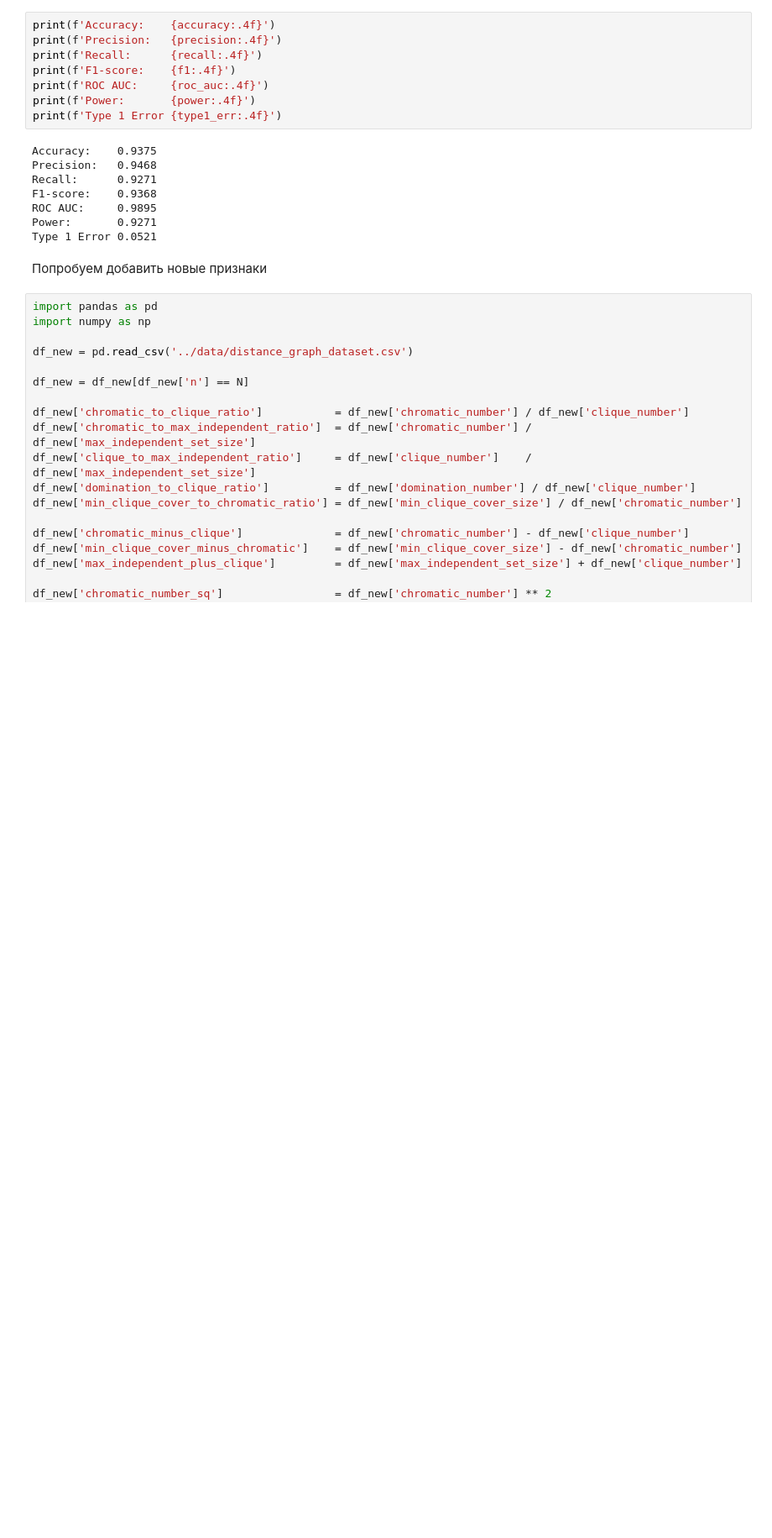
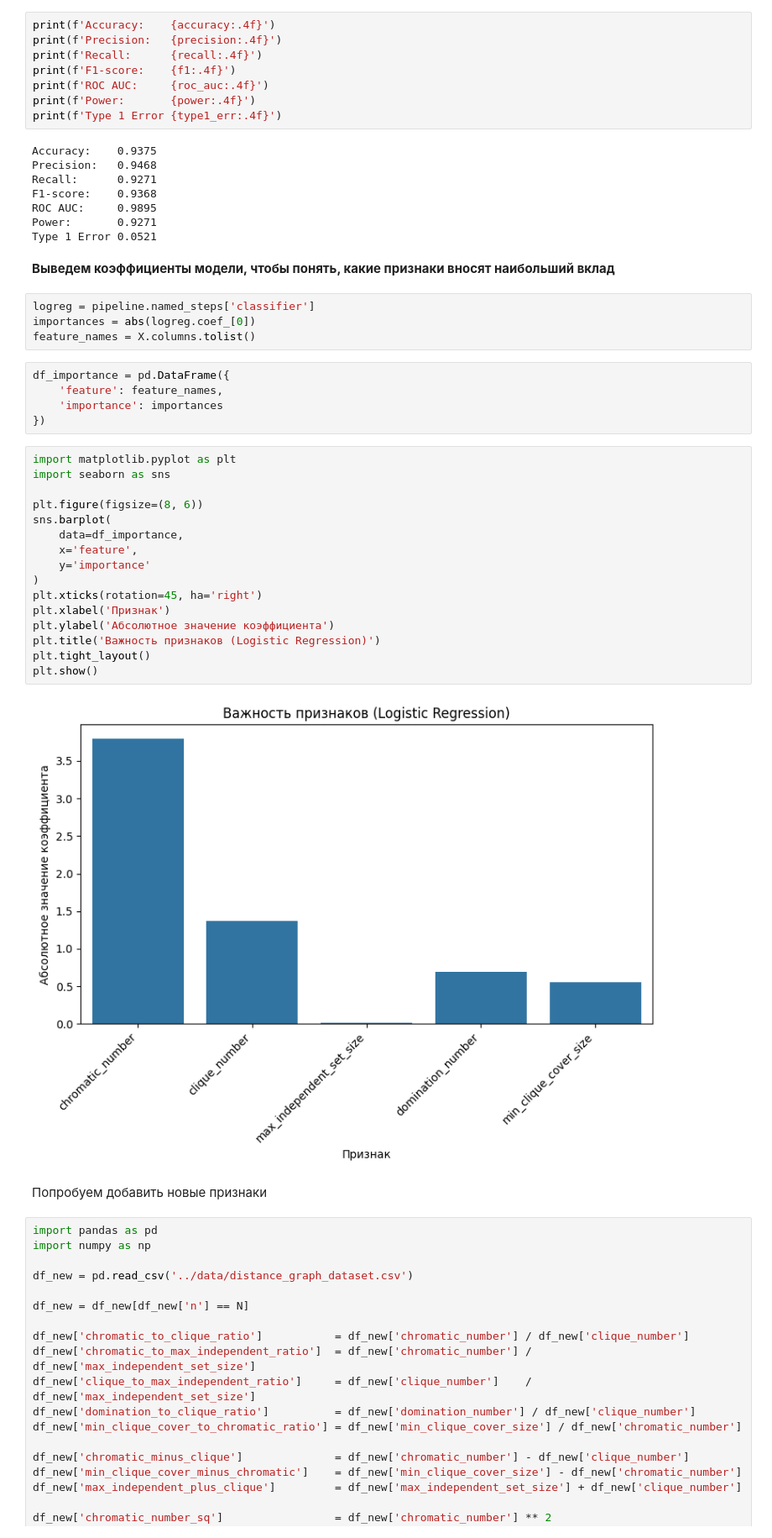
Before and after one commit to Win4ap/dm-random-graphs, a Jupyter notebook: notebooks/exp-lognormal-models-100.ipynb, the cells around one changed output. Shown at 84% size. Saved outputs shown, nothing was run; the diff lists cells and outputs as text; blank space fills up the shorter version.

Commit message:
Add importance feature research

```diff
--- a/notebooks/exp-lognormal-models-100.ipynb
+++ b/notebooks/exp-lognormal-models-100.ipynb
@@ -156,6 +156,35 @@ F1-score:    0.9368
 ROC AUC:     0.9895
 Power:       0.9271
 Type 1 Error 0.0521
+# %% [markdown]
+**Выведем коэффициенты модели, чтобы понять, какие признаки вносят наибольший вклад**
+# %%
+logreg = pipeline.named_steps['classifier']
+importances = abs(logreg.coef_[0])
+feature_names = X.columns.tolist()
+# %%
+df_importance = pd.DataFrame({
+    'feature': feature_names,
+    'importance': importances
+})
+# %%
+import matplotlib.pyplot as plt
+import seaborn as sns
+
+plt.figure(figsize=(8, 6))
+sns.barplot(
+    data=df_importance,
+    x='feature',
+    y='importance'
+)
+plt.xticks(rotation=45, ha='right')
+plt.xlabel('Признак')
+plt.ylabel('Абсолютное значение коэффициента')
+plt.title('Важность признаков (Logistic Regression)')
+plt.tight_layout()
+plt.show()
+# %% [output]
+[figure, added]
 # %% [markdown]
 Попробуем добавить новые признаки
 # %%
```
Also changed, not shown: parts of 19 cells of this notebook, 2 other files.
